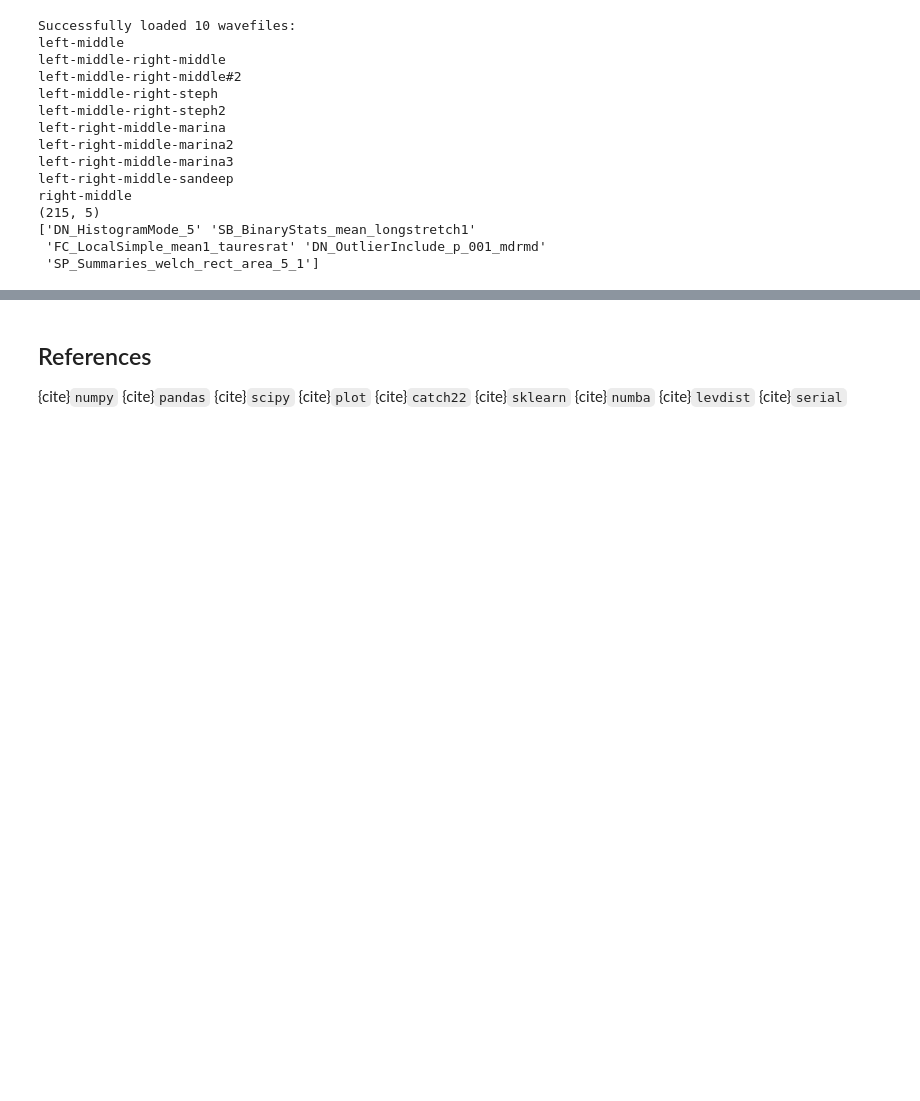
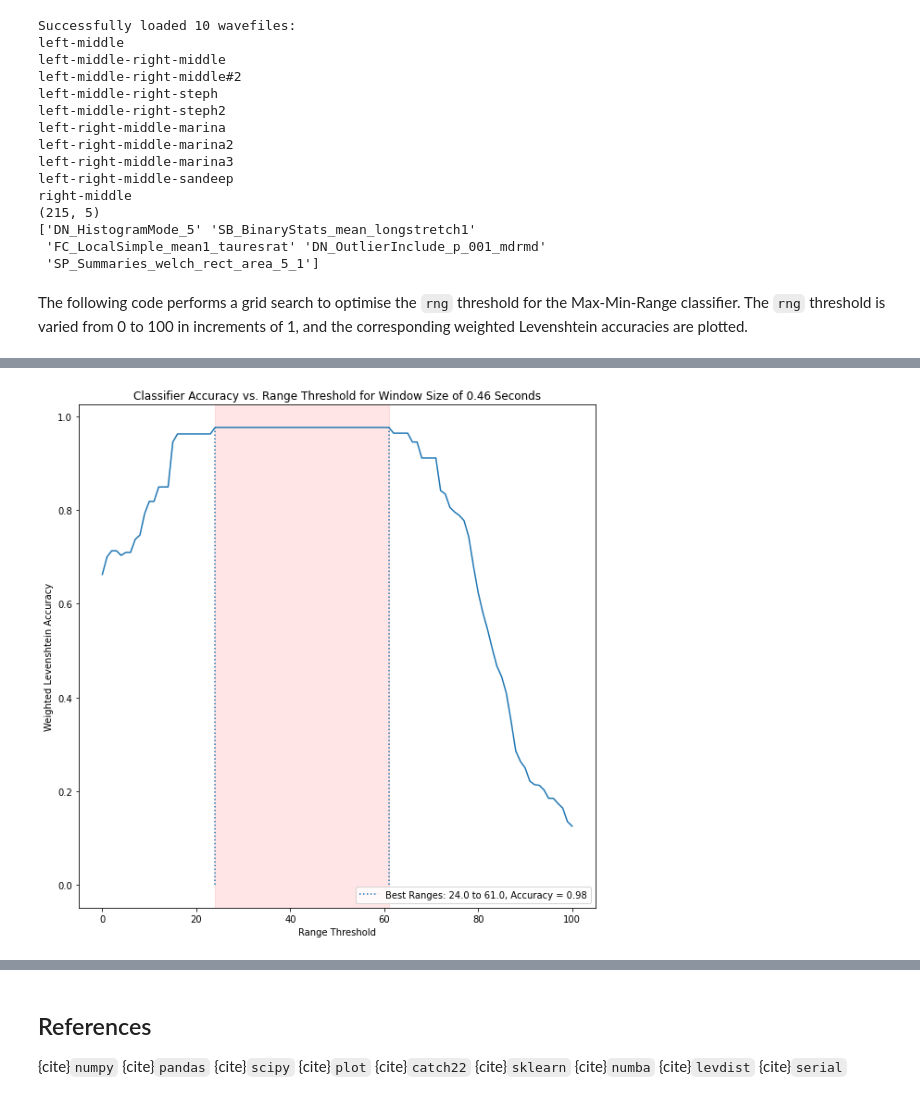
Before and after one commit to BruceWangXD/SpaceInvaders, a Jupyter notebook: Report/report_book/Reproducible_Report.ipynb, the cells around one changed output, grey strips where cells are left out. Drawn from its saved outputs; the diff is of its cells as text; code cells hidden in the pictures; blank space fills up the shorter version.

Commit message:
Added classifier parameter optimisation to appendix

```diff
--- a/Report/report_book/Reproducible_Report.ipynb
+++ b/Report/report_book/Reproducible_Report.ipynb
@@ -1301,3 +1302,80 @@ if compute_all:
                 fscores.append(fscore)
             print(trigs, reset, np.mean(fscores))
             trigset[(trigs, reset)] = np.mean(fscores)
+# %% [markdown]
+The following code performs a grid search to optimise the `rng` threshold for the Max-Min-Range classifier. The `rng` threshold is varied from 0 to 100 in increments of 1, and the corresponding weighted Levenshtein accuracies are plotted.
+# %%
+classifiers1 = {"Max-Min-Range": max_min_range_classifier}
+
+file_accuracies = {}
+
+buffer_size_sec = 0.05
+
+if compute_all:
+    for classifier_label, classifier in classifiers1.items():
+        #offset = (optimal_cl_windows[classifier_label] - opt_det_window)/2
+        print(classifier_label)
+        for range_threshold in np.linspace(0, 100, 101):
+            print("\nCurrent Range Threshold:", range_threshold)
+
+            current_accuracies = []
+            for i, key in enumerate(waves):
+
+                predictions, predictions_timestamps = streaming_classifier(
+                    waves[key],
+                    samprate,
+                    classifiers[classifier_label],
+                    classifier_params={"rng" : range_threshold},
+                    input_buffer_size_sec = buffer_size_sec,
+                    classification_window_size_sec = 0.46,  #opt_det_window + 0.01
+                    detection_window_size_sec = 0.45,       #opt_det_window
+                    detection_window_offset_sec = 0.005,   #offset ^ uncomment it above
+                    calibration_window_size_sec = 5,
+                    calibration_statistic_function = lambda x: ts_zero_crossings(x)/len(x),
+                    event_test_statistic_function = lambda x: ts_zero_crossings(x)/len(x),
+                    event_threshold_factor = 0.33,          #opt_thresh
+                    flip_threshold = True,
+                    consecutive_event_triggers = 3,
+                    consecutive_nonevent_reset = 10,
+                    live = False,
+                )
+                actuals = "".join(labels[key].label)
+
+                lev_dist = my_lev_dist(actuals, predictions)
+                acc = abs(len(actuals) - lev_dist)/len(actuals)
+                current_accuracies.append(acc)
+            if range_threshold in file_accuracies:
+                file_accuracies[range_threshold] += current_accuracies
+            else:
+                file_accuracies[range_threshold] = current_accuracies
+
+
+    ave_accuracies_per_range_val = {}
+    for range_thresh, acc_each_file_ls in file_accuracies.items():
+        ave_accuracies_per_range_val[range_thresh] = sum(acc_each_file_ls) / len(acc_each_file_ls)
+    print("done")
+
+    best_ranges = []
+    best_value = 0
+    for acc in ave_accuracies_per_range_val.values():
+        if round(acc, 5) > round(best_value, 5):  #need to round because python maintains its floats very imprecisly
+            best_value = acc
+
+    for key, value in ave_accuracies_per_range_val.items():
+        if round(value, 5) == round(best_value, 5):
+            best_ranges.append(key)
+
+    plt.figure(figsize=(10, 10))
+    plt.plot(ave_accuracies_per_range_val.keys(), ave_accuracies_per_range_val.values())
+    if len(best_ranges) > 1:
+        plt.vlines(best_ranges[0], 0, best_value, linestyle=":", label=f"Best Ranges: {round(best_ranges[0], 2)} to {round(best_ranges[len(best_ranges) - 1], 2)}, Accuracy = {round        (best_value, 2)}")
+        plt.vlines(best_ranges[len(best_ranges) - 1], 0, best_value, linestyle=":")
+        plt.axvspan(best_ranges[0], best_ranges[len(best_ranges) - 1], alpha=0.1, color='red')
+    else:
+        plt.vlines(best_ranges[0], 0, best_value, linestyle=":", label=f"Best Range: {round(best_ranges[0], 2)}, Accuracy = {round(best_value, 2)}")
+
+    plt.legend(loc = "lower right")
+    plt.ylabel("Weighted Levenshtein Accuracy")
+    plt.xlabel("Range Threshold")
+    plt.title("Classifier Accuracy vs. Range Threshold for Window Size of 0.46 Seconds")
+# %% [output]
@@ -1303,0 +1399 @@ if compute_all:
+[figure, added]
```
Also changed, not shown: parts of 6 cells of this notebook.
